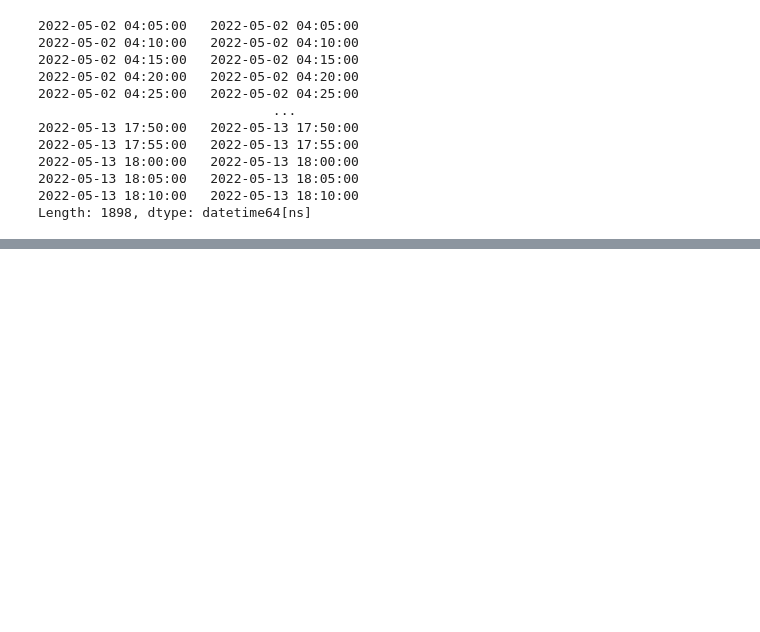
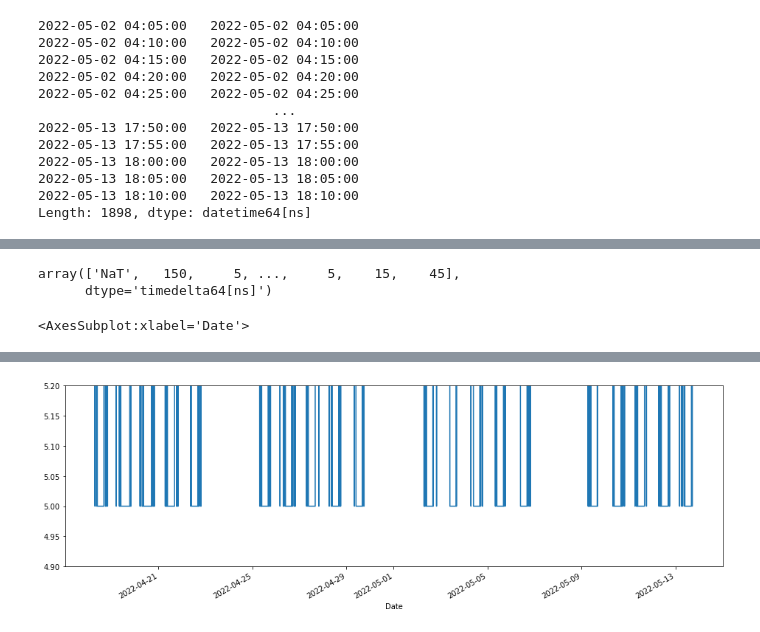
Before and after one commit to DanielGoldfarb/mplfinance, a Jupyter notebook: examples/scratch_pad/ditransform_work.ipynb, the cells around one changed output, grey strips where cells are left out. Cells and saved outputs as stored; diff of their text form; code cells hidden in the pictures; blank space fills up the shorter version.

Commit message:
checkpoint: itertools groupby for runs for iday freq

```diff
--- a/examples/scratch_pad/ditransform_work.ipynb
+++ b/examples/scratch_pad/ditransform_work.ipynb
@@ -251,7 +251,7 @@ files[1]
 13
 '../data/yahoofinance-GOOG-20040819-20180120.csv'
 # %%
-o,n,onn,nno = inspect_transform(files[0])
+o,n,onn,nno,f = inspect_transform(files[0])
 # %% [output]
 basefreq= 0 days 00:05:00
 basefreq.days= 0
@@ -1281,10 +301,0 @@ print(trading_index[range(-16,0)])
-# %%
-bday_us = pd.offsets.CustomBusinessDay(calendar=USFederalHolidayCalendar())
-dtindex = pd.bdate_range('1/1/2021','1/13/2021',freq=bday_us)
-octimes = [] # open and close times
-for dt in dtindex:
-    octimes.append(dt.replace(hour=9,minute=30))
-    octimes.append(dt.replace(hour=16,minute=0))
-
-for ts in octimes:
-    print(ts)
@@ -1296,3 +301,0 @@ t_hours[0:30]
-# %%
-ts = pd.Series(range(len(idr)),index=idr)
-ts.index[ts.index.indexer_between_time(start_time='09:30',end_time='16:00')]
@@ -1548,0 +308,4 @@ print('\nsum(lerr)=',sum(lerr),' sum(eerr)=',sum(eerr))
+# %%
+odates = list(set([ts.date() for ts in o]))
+odates.sort()
+odates
@@ -1548,0 +410,12 @@ print('\nsum(lerr)=',sum(lerr),' sum(eerr)=',sum(eerr))
+# %%
+s = os[odates[0]:odates[1]]#[-26:-1]
+s = os#[odates[0]:odates[1]]#[-26:-1]
+minutes = s.diff(1).values / 60000000000
+minutes
+ms = pd.Series(minutes,index=s.index)
+ms.plot(figsize=(16,5),ylim=(4.9,5.2))
+ms[-26:-1]
+# %% [output]
+array(['NaT',   150,     5, ...,     5,    15,    45],
+      dtype='timedelta64[ns]')
+<AxesSubplot:xlabel='Date'>
@@ -1548,0 +439 @@ print('\nsum(lerr)=',sum(lerr),' sum(eerr)=',sum(eerr))
+[figure, added]
```
Also changed, not shown: parts of 208 cells of this notebook, 1 other file.
